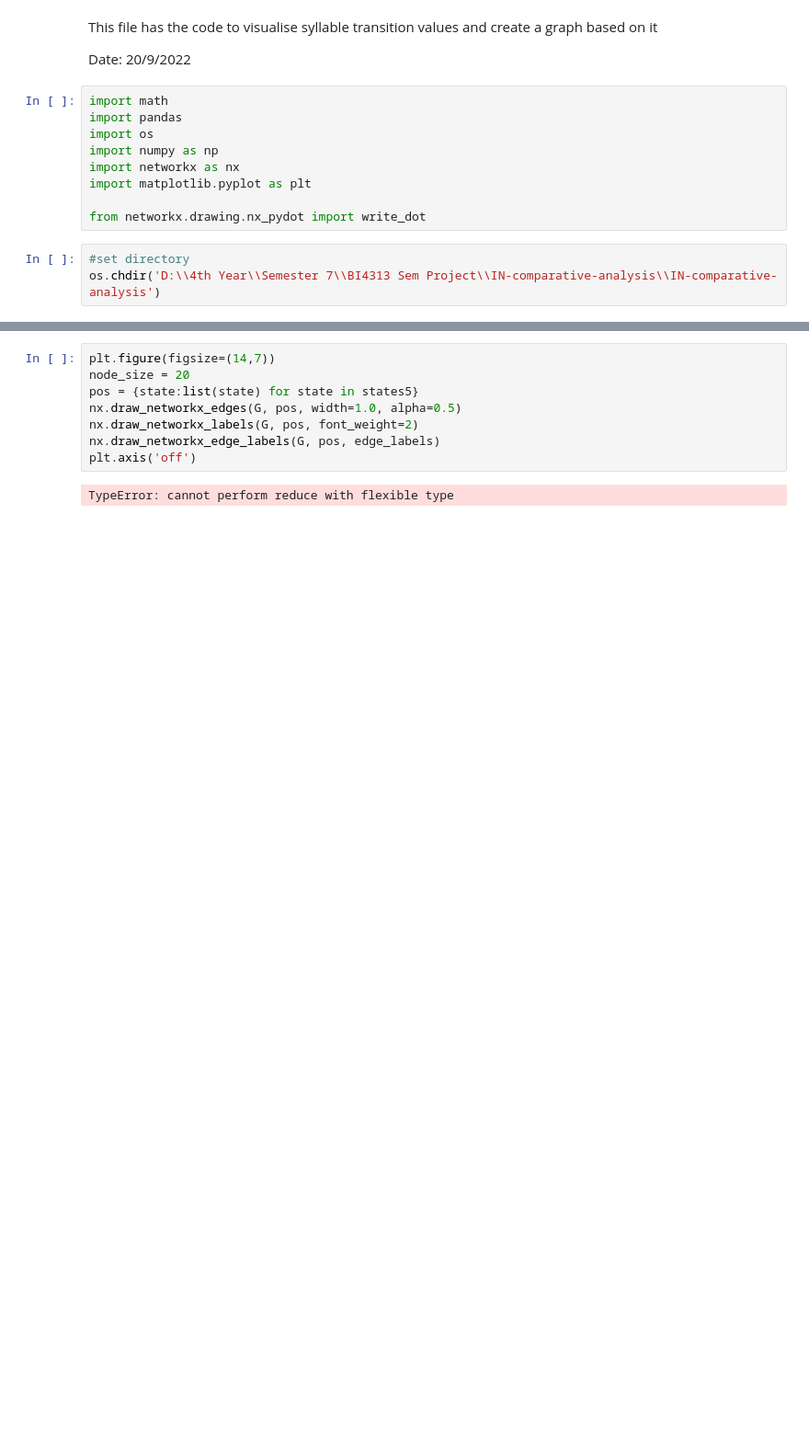
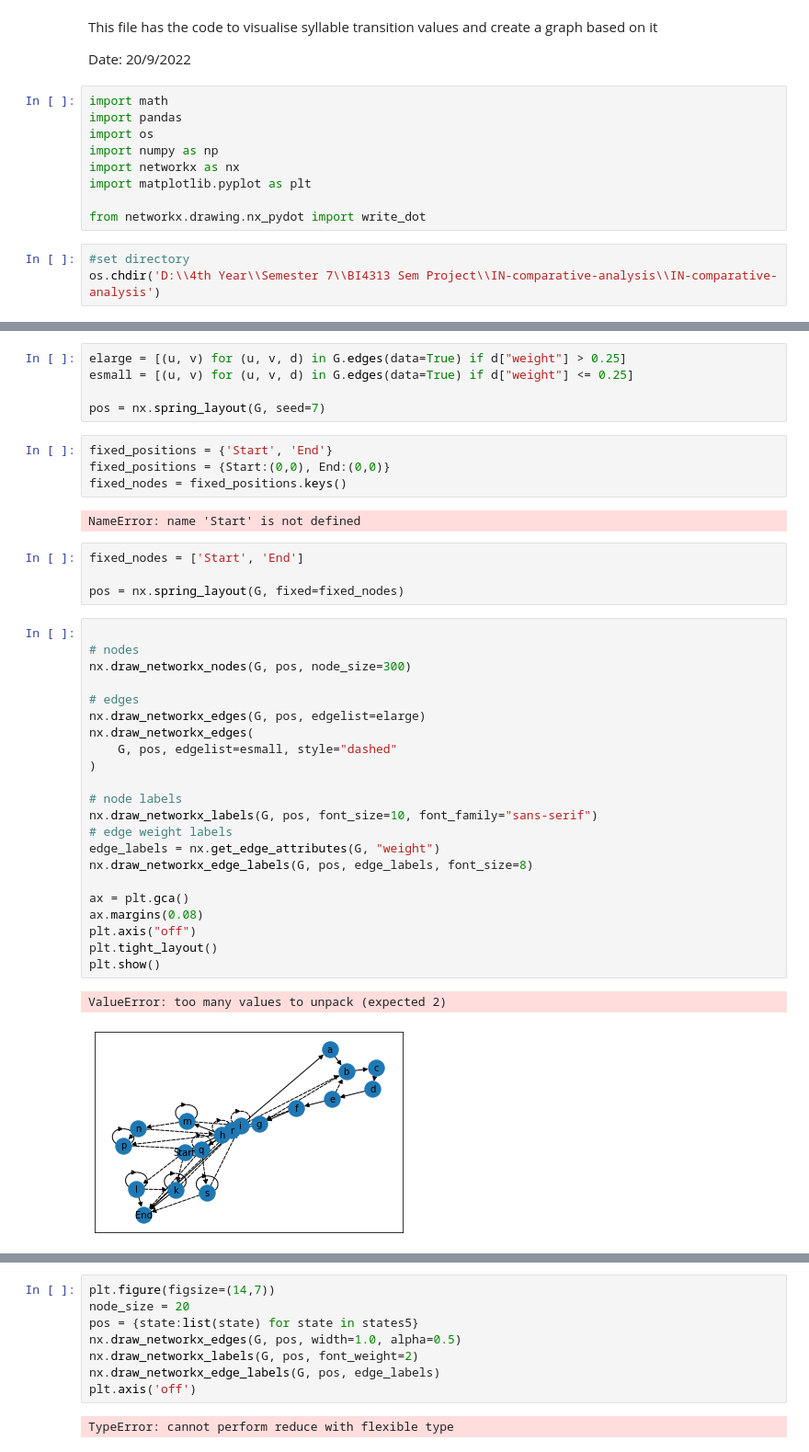
Before and after one commit to vasudha-kulkarni/IN-comparative-analysis, a Jupyter notebook: Transition_probability_graph.ipynb, the cells around one changed output, grey strips where cells are left out. Shown at 92% size. Cells and saved outputs as stored; diff of their text form; blank space fills up the shorter version.

```diff
--- a/Transition_probability_graph.ipynb
+++ b/Transition_probability_graph.ipynb
@@ -84,3 +65,43 @@ for i, origin_state in enumerate(states2):
+# %%
+elarge = [(u, v) for (u, v, d) in G.edges(data=True) if d["weight"] > 0.25]
+esmall = [(u, v) for (u, v, d) in G.edges(data=True) if d["weight"] <= 0.25]
+
+pos = nx.spring_layout(G, seed=7)
+# %%
+fixed_positions = {'Start', 'End'}
+fixed_positions = {Start:(0,0), End:(0,0)}
+fixed_nodes = fixed_positions.keys()
+# %% [output]
+NameError: name 'Start' is not defined
+# %%
+fixed_nodes = ['Start', 'End']
+
+pos = nx.spring_layout(G, fixed=fixed_nodes)
+# %%
+
+# nodes
+nx.draw_networkx_nodes(G, pos, node_size=300)
+
+# edges
+nx.draw_networkx_edges(G, pos, edgelist=elarge)
+nx.draw_networkx_edges(
+    G, pos, edgelist=esmall, style="dashed"
+)
+
+# node labels
+nx.draw_networkx_labels(G, pos, font_size=10, font_family="sans-serif")
+# edge weight labels
+edge_labels = nx.get_edge_attributes(G, "weight")
+nx.draw_networkx_edge_labels(G, pos, edge_labels, font_size=8)
+
+ax = plt.gca()
+ax.margins(0.08)
+plt.axis("off")
+plt.tight_layout()
+plt.show()
+# %% [output]
+ValueError: too many values to unpack (expected 2)
+[figure, added]
 # %%
 nx.draw(G, with_labels=True)
 
```
Also changed, not shown: parts of 8 cells of this notebook, 14 other files.
